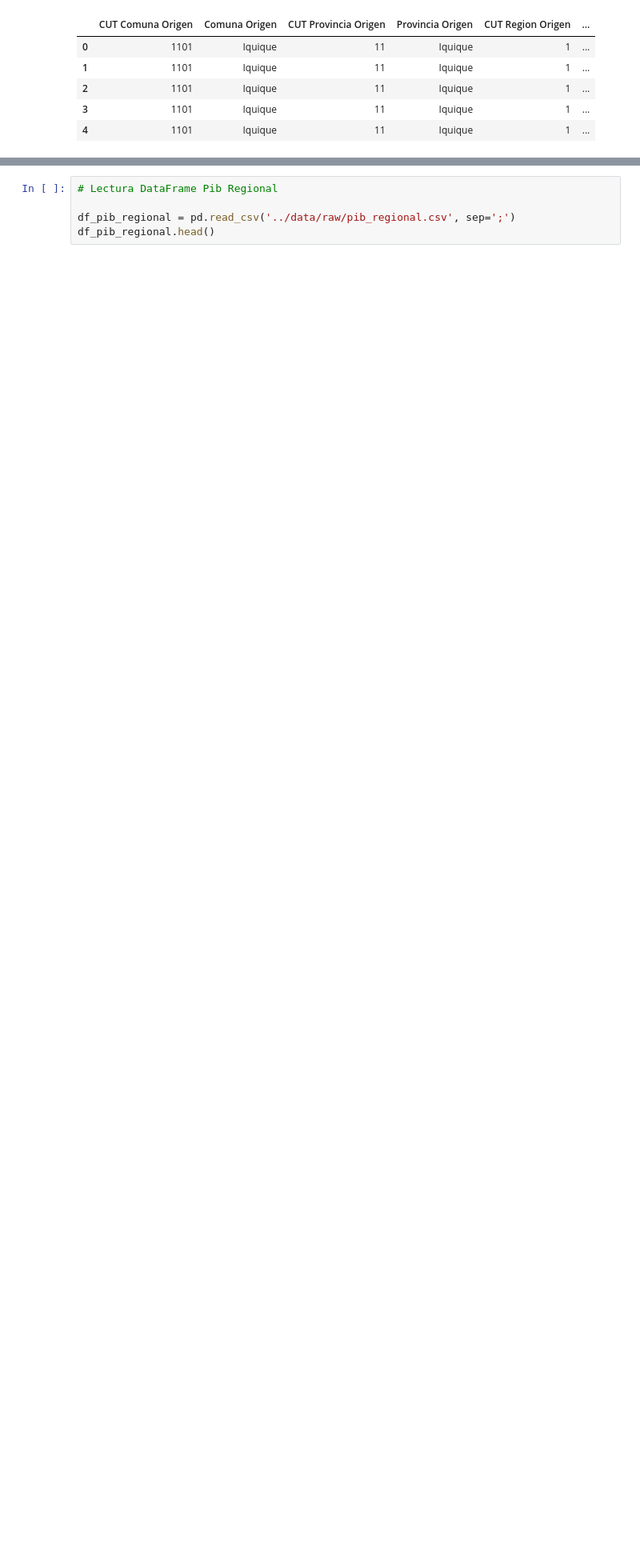
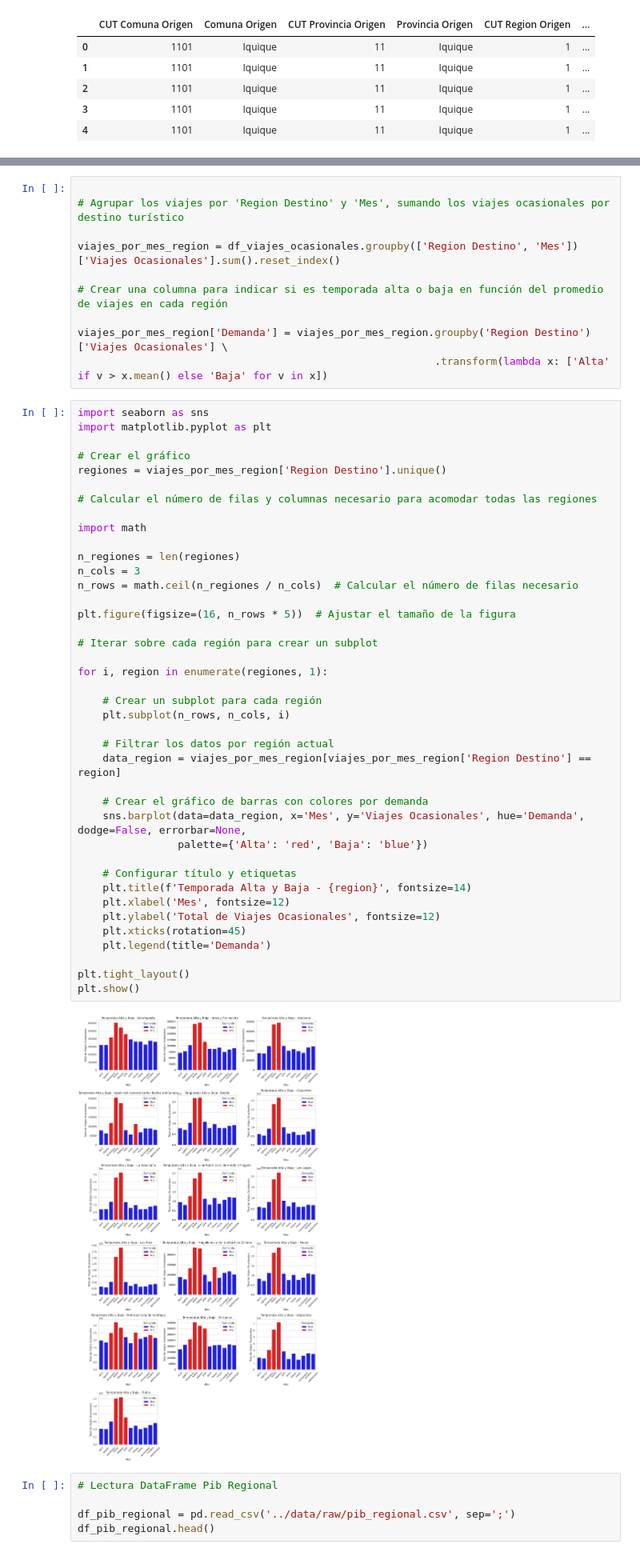
Before and after one commit to bartowen/Tour_Data_Pro, a Jupyter notebook: src/2-ExploracionDataframes.ipynb, the cells around one changed output, grey strips where cells are left out. Shown at 80% size. Saved outputs shown, nothing was run; the diff lists cells and outputs as text; blank space fills up the shorter version.

Commit message:
Exploración temporada alta/baja 2

```diff
--- a/src/2-ExploracionDataframes.ipynb
+++ b/src/2-ExploracionDataframes.ipynb
@@ -188,3 +109,55 @@ The `ci` parameter is deprecated. Use `errorbar=None` for the same effect.
+# %%
+
+# Agrupar los viajes por 'Region Destino' y 'Mes', sumando los viajes ocasionales por destino turístico
+
+viajes_por_mes_region = df_viajes_ocasionales.groupby(['Region Destino', 'Mes'])['Viajes Ocasionales'].sum().reset_index()
+
+# Crear una columna para indicar si es temporada alta o baja en función del promedio de viajes en cada región
+
+viajes_por_mes_region['Demanda'] = viajes_por_mes_region.groupby('Region Destino')['Viajes Ocasionales'] \
+                                                         .transform(lambda x: ['Alta' if v > x.mean() else 'Baja' for v in x])
+# %%
+import seaborn as sns
+import matplotlib.pyplot as plt
+
+# Crear el gráfico
+regiones = viajes_por_mes_region['Region Destino'].unique()
+
+# Calcular el número de filas y columnas necesario para acomodar todas las regiones
+
+import math
+
+n_regiones = len(regiones)
+n_cols = 3
+n_rows = math.ceil(n_regiones / n_cols)  # Calcular el número de filas necesario
+
+plt.figure(figsize=(16, n_rows * 5))  # Ajustar el tamaño de la figura
+
+# Iterar sobre cada región para crear un subplot
+
+for i, region in enumerate(regiones, 1):
+
+    # Crear un subplot para cada región
+    plt.subplot(n_rows, n_cols, i)
+
+    # Filtrar los datos por región actual
+    data_region = viajes_por_mes_region[viajes_por_mes_region['Region Destino'] == region]
+
+    # Crear el gráfico de barras con colores por demanda
+    sns.barplot(data=data_region, x='Mes', y='Viajes Ocasionales', hue='Demanda', dodge=False, errorbar=None,
+                palette={'Alta': 'red', 'Baja': 'blue'})
+
+    # Configurar título y etiquetas
+    plt.title(f'Temporada Alta y Baja - {region}', fontsize=14)
+    plt.xlabel('Mes', fontsize=12)
+    plt.ylabel('Total de Viajes Ocasionales', fontsize=12)
+    plt.xticks(rotation=45)
+    plt.legend(title='Demanda')
+
+plt.tight_layout()
+plt.show()
+# %% [output]
+[figure, added]
 # %%
 # Lectura DataFrame Pib Regional
 
```
Also changed, not shown: parts of 4 cells of this notebook.
